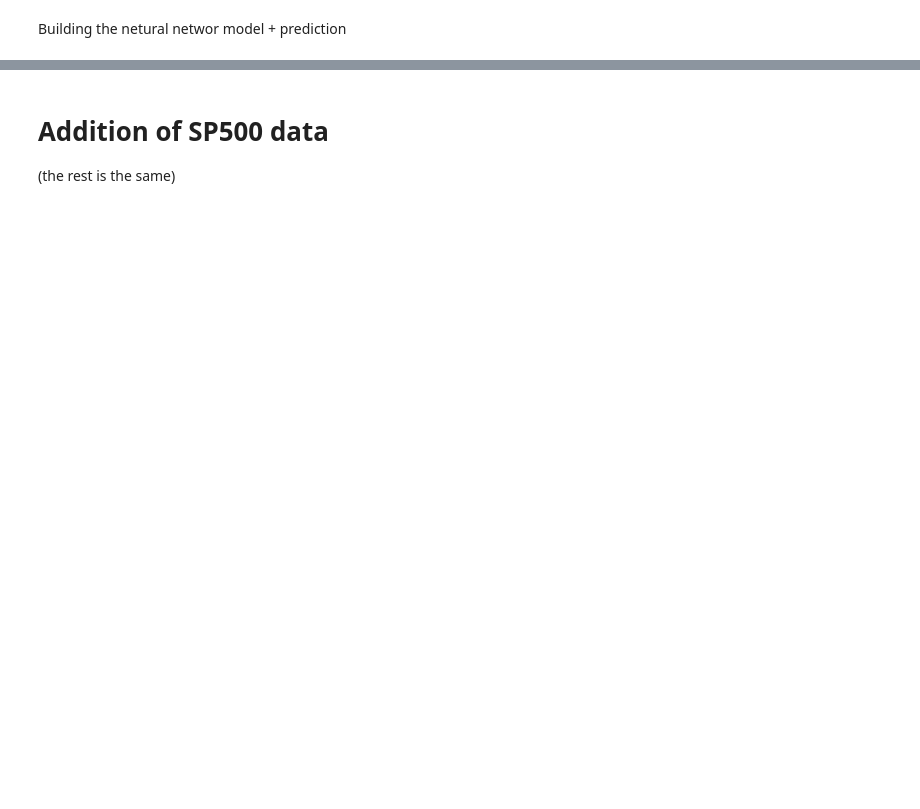
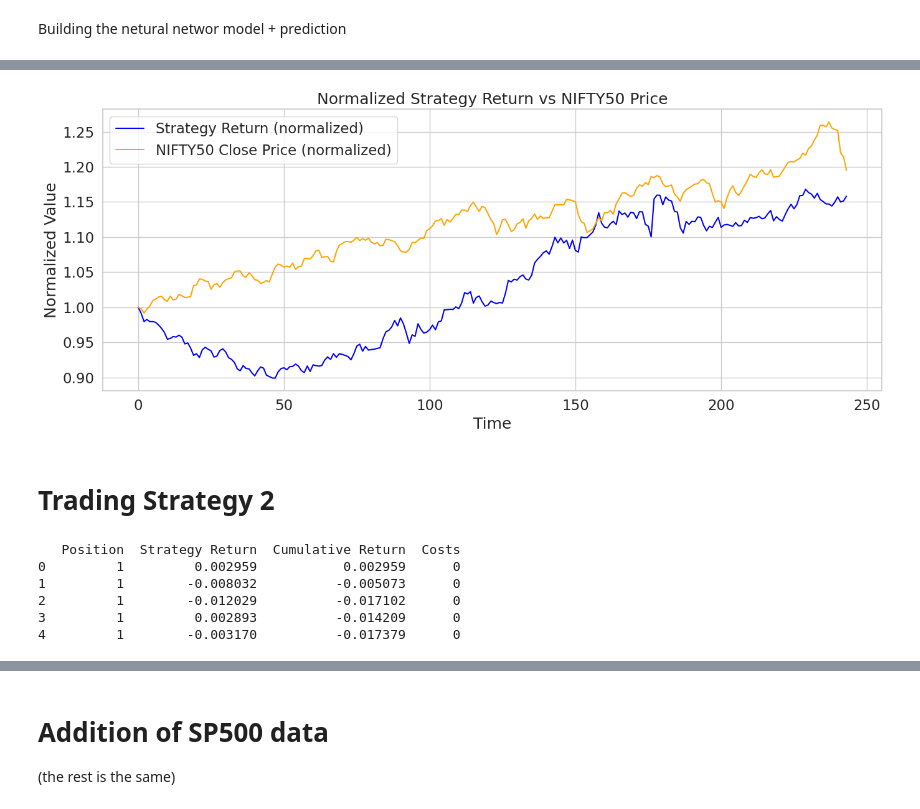
Before and after one commit to ClaudiooBarbieri/econometric-insurance, a Jupyter notebook: econometric/GROUP4/LSTM.ipynb, the cells around one changed output, grey strips where cells are left out. Drawn from its saved outputs; the diff is of its cells as text; code cells hidden in the pictures; blank space fills up the shorter version.

```diff
--- a/econometric/GROUP4/LSTM.ipynb
+++ b/econometric/GROUP4/LSTM.ipynb
@@ -259,0 +400,22 @@ Directional Accuracy: 49.18%
+# %%
+# Convert cumulative log return to cumulative return
+cumulative_return_pct = np.exp(cumulative_return) - costs
+
+# Normalize both to start at 1
+cumulative_return_norm = cumulative_return_pct / cumulative_return_pct[0]
+close_price_norm = df['close'].iloc[:len(cumulative_return_norm)] / df['close'].iloc[0]
+
+plt.figure(figsize=(14, 6))
+plt.plot(cumulative_return_norm, label="Strategy Return (normalized)", color='blue')
+plt.plot(close_price_norm, label="NIFTY50 Close Price (normalized)", color='orange')
+plt.title("Normalized Strategy Return vs NIFTY50 Price")
+plt.xlabel("Time")
+plt.ylabel("Normalized Value")
+plt.legend()
+plt.grid(True)
+plt.tight_layout()
+plt.show()
+# %% [output]
+[figure, added]
+# %% [markdown]
+# Trading Strategy 2
@@ -259,0 +446,10 @@ Directional Accuracy: 49.18%
+# %%
+my_strategy = trading_strategy(pred_flat, true_flat, 0.0005, 0.0001)
+print(my_strategy.head())
+# %% [output]
+   Position  Strategy Return  Cumulative Return  Costs
+0         1         0.002959           0.002959      0
+1         1        -0.008032          -0.005073      0
+2         1        -0.012029          -0.017102      0
+3         1         0.002893          -0.014209      0
+4         1        -0.003170          -0.017379      0
```
Also changed, not shown: parts of 37 cells of this notebook.
